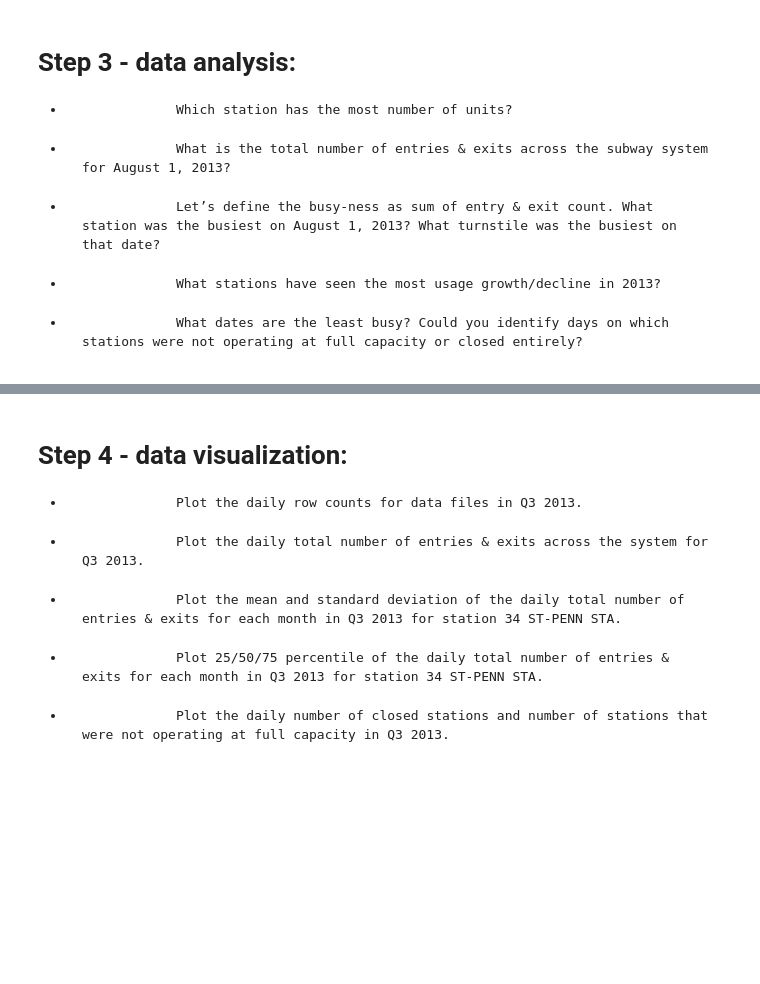
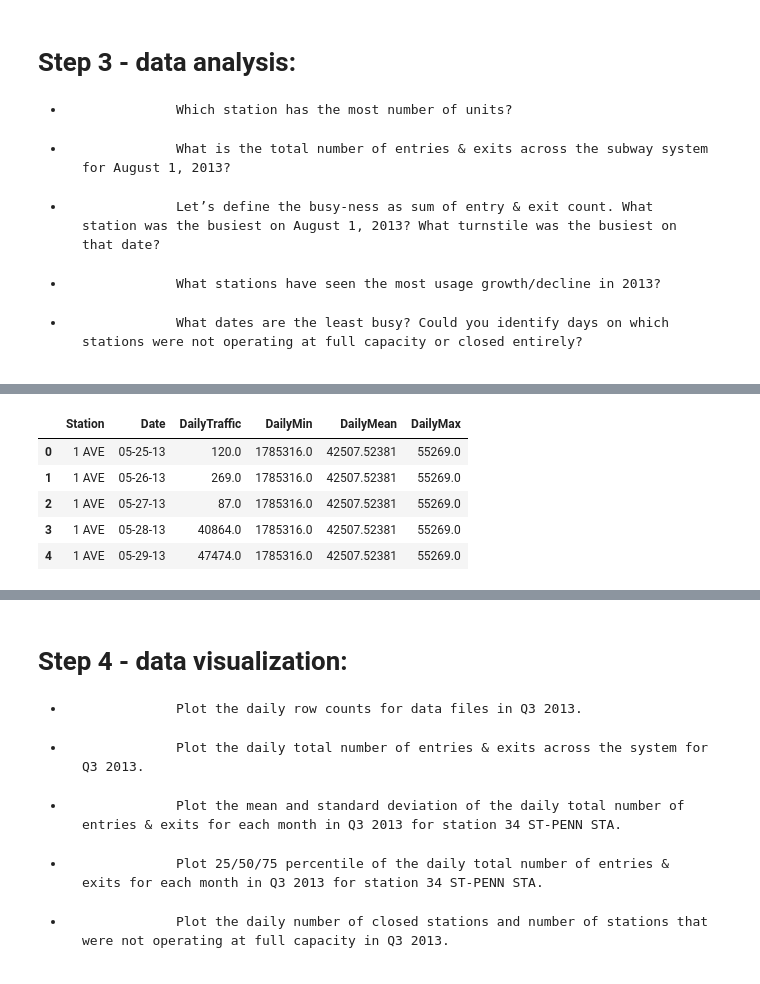
Before and after one commit to tinnyworm/Tinny, a Jupyter notebook: TS/TS Data Challange.ipynb, the cells around one changed output, grey strips where cells are left out. Saved outputs shown, nothing was run; the diff lists cells and outputs as text; code cells hidden in the pictures; blank space fills up the shorter version.

```diff
--- a/TS/TS Data Challange.ipynb
+++ b/TS/TS Data Challange.ipynb
@@ -246,0 +336,23 @@ df_daily.shape
+# %%
+# What stations have seen the most usage growth/decline in 2013?
+
+# add a Year column to identify yearly usage changes
+df_daily["Year"] = df_daily.apply(lambda x: x["Date"][-2:], axis=1)
+
+df_test = df_daily.groupby( ["Station", "Year"] ).agg( {"DailyTraffic": "sum"} )
+df_test = df_test.reset_index()
+
+station_usage_dic = {}
+for idx, row in df_test.iterrows():
+    station = row["Station"]
+    year    = row["Year"]
+    traffic = row["DailyTraffic"]
+
+    if station in station_usage_dic.keys():
+        station_usage_dic[station][year] = traffic
+    else:
+        station_usage_dic[station] = {}
+        station_usage_dic[station][year] = traffic
+
+df_test = pd.DataFrame( station_usage_dic ).transpose()
+df_test["ChangePerc"] = (df_test["13"] - df_test["12"]) / df_test["12"] * 100.0
@@ -246,0 +391,24 @@ df_daily.shape
+# %%
+# Could you identify days on which stations were not operating at full capacity
+# or closed entirely?
+
+df_test = df_daily.groupby(["Station","Date"]).agg( {"DailyTraffic": 'sum'} )
+df_test = df_test.reset_index()
+df_test.head()
+
+df_stats = df_test.groupby("Station")["DailyTraffic"].agg( {
+        "DailyMin" : "sum",
+        "DailyMax" : "max",
+        "DailyMean": "mean"
+    } )
+df_stats = df_stats.reset_index()
+
+df_test = pd.merge(df_test, df_stats, on=["Station"], how='inner');
+df_test.head()
+# %% [output]
+|  | Station | Date | DailyTraffic | DailyMin | DailyMean | DailyMax |
+| 0 | 1 AVE | 05-25-13 | 120.0 | 1785316.0 | 42507.52381 | 55269.0 |
+| 1 | 1 AVE | 05-26-13 | 269.0 | 1785316.0 | 42507.52381 | 55269.0 |
+| 2 | 1 AVE | 05-27-13 | 87.0 | 1785316.0 | 42507.52381 | 55269.0 |
+| 3 | 1 AVE | 05-28-13 | 40864.0 | 1785316.0 | 42507.52381 | 55269.0 |
+| 4 | 1 AVE | 05-29-13 | 47474.0 | 1785316.0 | 42507.52381 | 55269.0 |
```
Also changed, not shown: parts of 20 cells of this notebook.
